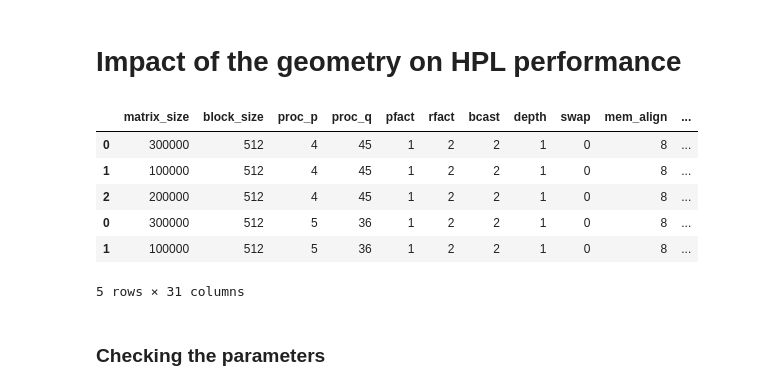
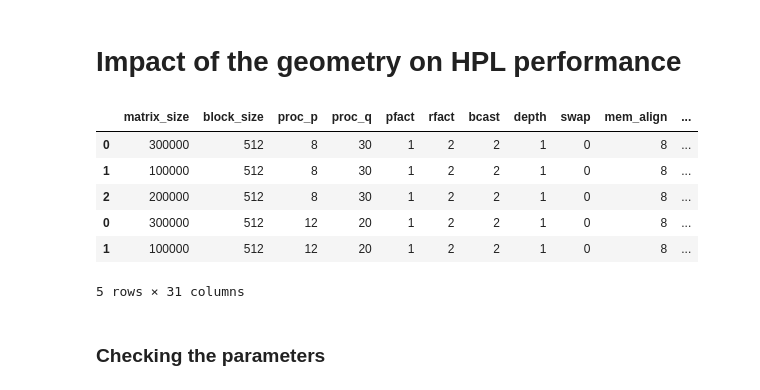
Before and after one commit to Ezibenroc/calibration_analysis, a Jupyter notebook: dahu/smpi_hpl/simple_geometry.ipynb, the cells around one changed output. Drawn from its saved outputs; the diff is of its cells as text; code cells hidden in the pictures.

```diff
--- a/dahu/smpi_hpl/simple_geometry.ipynb
+++ b/dahu/smpi_hpl/simple_geometry.ipynb
@@ -50,39 +50,39 @@ def read_sim_result(name):
     match = reg.fullmatch(dgemm_file[0])
     if match is not None:
         result['platform_id'] = 'A' + match.groupdict()['platform_id']
     else:
         reg = re.compile('dgemm_synthetic(_shrinked(-[0-9]+)?)?_spatial_[0-9]*(\.[0-9]*)?_id-(?P<platform_id>[0-9]+).yaml')
         match = reg.fullmatch(dgemm_file[0])
         assert match is not None
         result['platform_id'] = 'B' + match.groupdict()['platform_id']
     dgemm_model = get_yaml(name, dgemm_file[0])
     synthetic = 'experiment_date' not in dgemm_model['info']
     result['synthetic'] = synthetic
     try:
         nb_removed_nodes = dgemm_model['info']['nb_removed_nodes']
     except KeyError:
         nb_removed_nodes = 0
     result['nb_removed_nodes'] = nb_removed_nodes
     sum_gflops = sum(2e-9/node['mnk'] for node in dgemm_model['model'])
     min_gflops = min(2e-9/node['mnk'] for node in dgemm_model['model'])
     result['theoretical_peak'] = sum_gflops
     result['theoretical_smart_peak'] = min_gflops*dgemm_model['info']['nb_nodes']
     return result
 
-simulation_dir = ['geometry/5/']
+simulation_dir = ['geometry/6/']
 simulation_files = [os.path.join(simdir, f) for simdir in simulation_dir for f in os.listdir(simdir) if f.endswith('.zip')]
 
 df = pandas.concat([read_sim_result(f) for f in simulation_files])
 df['nb_nodes'] = df['proc_p'] * df['proc_q']
 df['geometry'] = df['proc_p'].astype(str) + '×' + df['proc_q'].astype(str)
 df.head()
 # %% [output]
 |  | matrix_size | block_size | proc_p | proc_q | pfact | rfact | bcast | depth | swap | mem_align | ... |
-| 0 | 300000 | 512 | 4 | 45 | 1 | 2 | 2 | 1 | 0 | 8 | ... |
-| 1 | 100000 | 512 | 4 | 45 | 1 | 2 | 2 | 1 | 0 | 8 | ... |
-| 2 | 200000 | 512 | 4 | 45 | 1 | 2 | 2 | 1 | 0 | 8 | ... |
-| 0 | 300000 | 512 | 5 | 36 | 1 | 2 | 2 | 1 | 0 | 8 | ... |
-| 1 | 100000 | 512 | 5 | 36 | 1 | 2 | 2 | 1 | 0 | 8 | ... |
+| 0 | 300000 | 512 | 8 | 30 | 1 | 2 | 2 | 1 | 0 | 8 | ... |
+| 1 | 100000 | 512 | 8 | 30 | 1 | 2 | 2 | 1 | 0 | 8 | ... |
+| 2 | 200000 | 512 | 8 | 30 | 1 | 2 | 2 | 1 | 0 | 8 | ... |
+| 0 | 300000 | 512 | 12 | 20 | 1 | 2 | 2 | 1 | 0 | 8 | ... |
+| 1 | 100000 | 512 | 12 | 20 | 1 | 2 | 2 | 1 | 0 | 8 | ... |
 5 rows × 31 columns
 # %% [markdown]
 ### Checking the parameters
```
Also changed, not shown: parts of 2 cells of this notebook, 36 other files.
